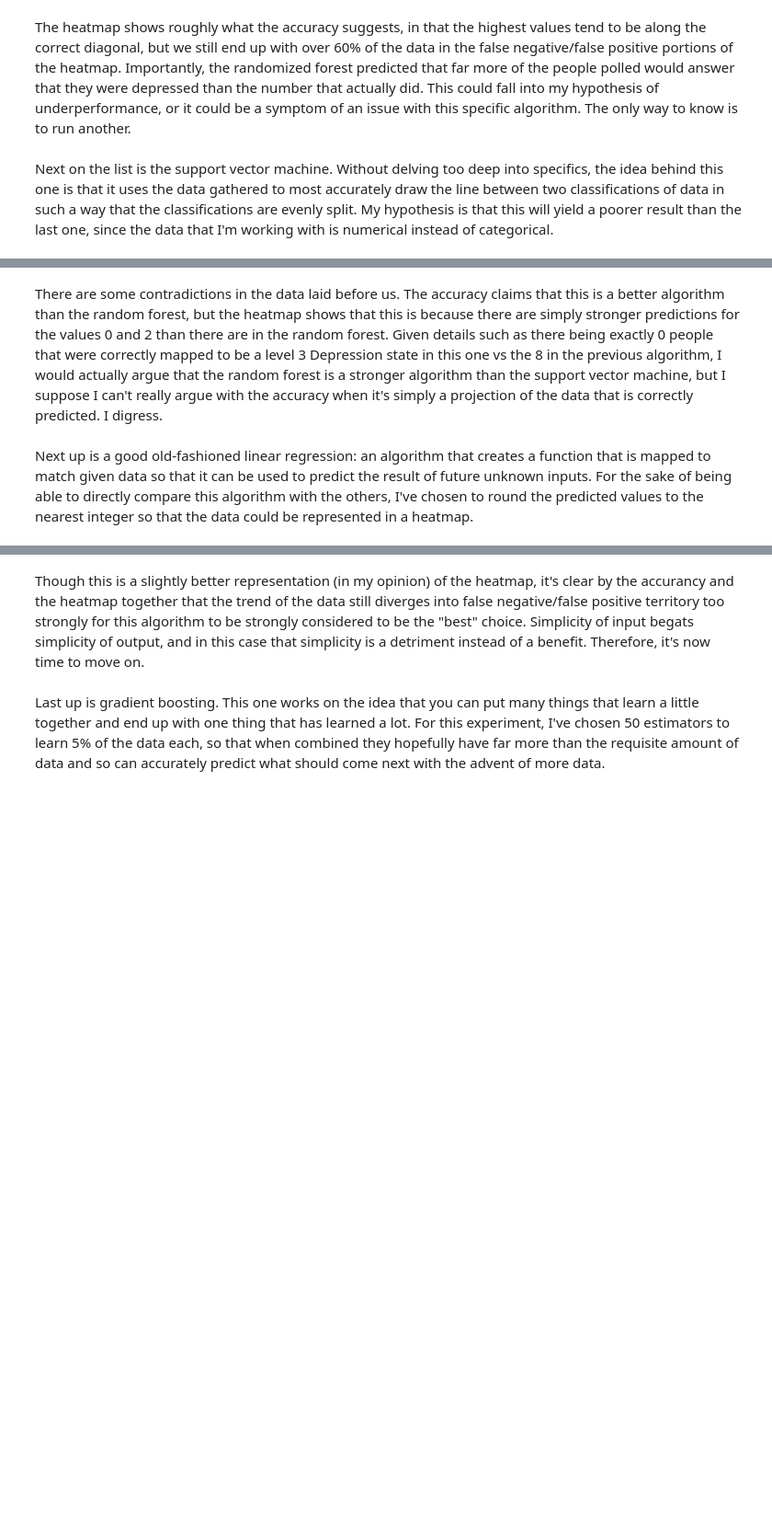
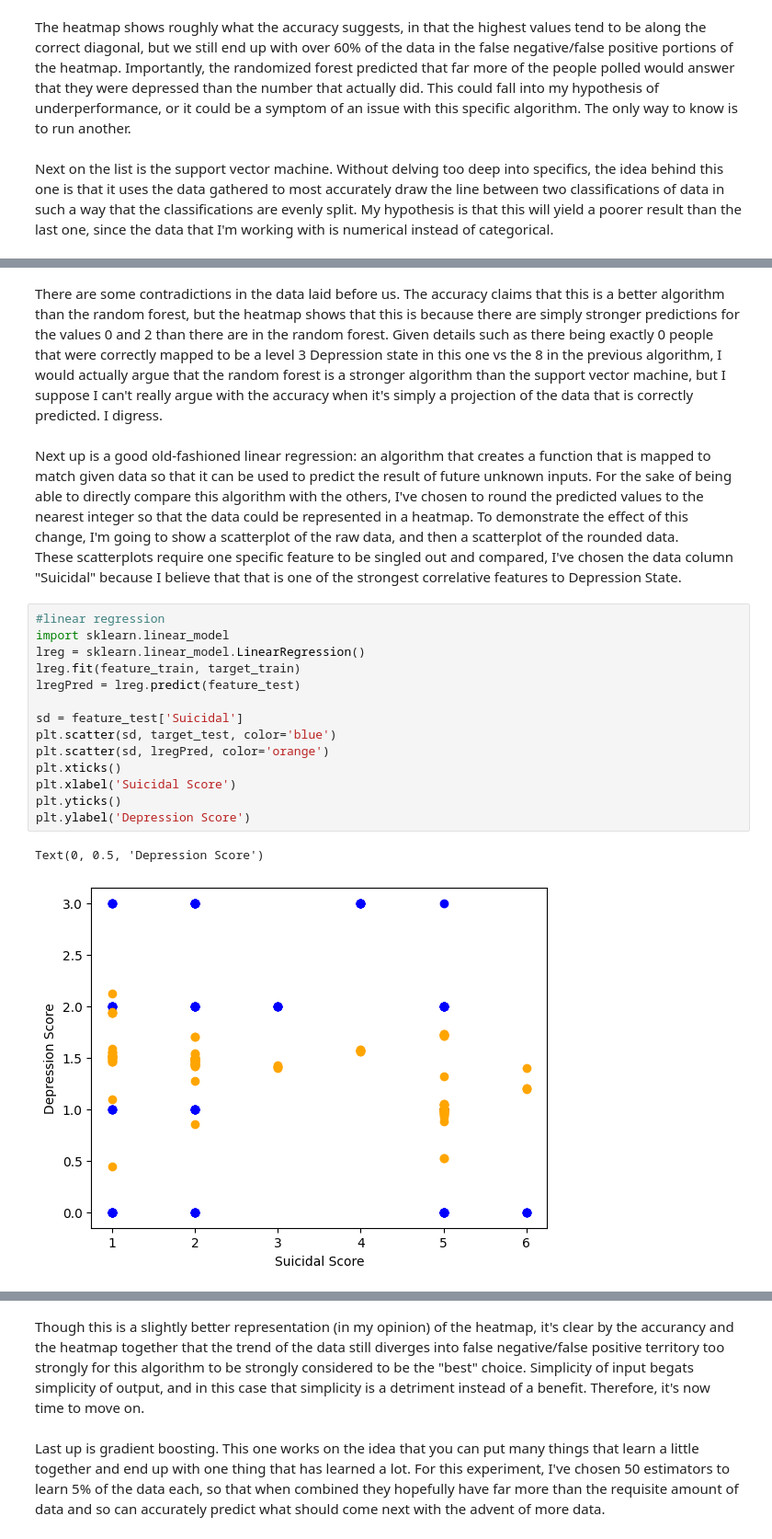
Before and after one commit to COSC5557/ml-algorithm-selection-arrangedcupid0, a Jupyter notebook: ml-optimizer.ipynb, the cells around one changed output, grey strips where cells are left out. Shown at 92% size. Drawn from its saved outputs; the diff is of its cells as text; blank space fills up the shorter version.

```diff
--- a/ml-optimizer.ipynb
+++ b/ml-optimizer.ipynb
@@ -88,4 +88,22 @@ Accuracy(%): 40.74074074074074
 # %% [markdown]
 There are some contradictions in the data laid before us. The accuracy claims that this is a better algorithm than the random forest, but the heatmap shows that this is because there are simply stronger predictions for the values 0 and 2 than there are in the random forest. Given details such as there being exactly 0 people that were correctly mapped to be a level 3 Depression state in this one vs the 8 in the previous algorithm, I would actually argue that the random forest is a stronger algorithm than the support vector machine, but I suppose I can't really argue with the accuracy when it's simply a projection of the data that is correctly predicted. I digress.\
 \
-Next up is a good old-fashioned linear regression: an algorithm that creates a function that is mapped to match given data so that it can be used to predict the result of future unknown inputs. For the sake of being able to directly compare this algorithm with the others, I've chosen to round the predicted values to the nearest integer so that the data could be represented in a heatmap.
+Next up is a good old-fashioned linear regression: an algorithm that creates a function that is mapped to match given data so that it can be used to predict the result of future unknown inputs. For the sake of being able to directly compare this algorithm with the others, I've chosen to round the predicted values to the nearest integer so that the data could be represented in a heatmap. To demonstrate the effect of this change, I'm going to show a scatterplot of the raw data, and then a scatterplot of the rounded data.\
+These scatterplots require one specific feature to be singled out and compared, I've chosen the data column "Suicidal" because I believe that that is one of the strongest correlative features to Depression State.
+# %%
+#linear regression
+import sklearn.linear_model
+lreg = sklearn.linear_model.LinearRegression()
+lreg.fit(feature_train, target_train)
+lregPred = lreg.predict(feature_test)
+
+sd = feature_test['Suicidal']
+plt.scatter(sd, target_test, color='blue')
+plt.scatter(sd, lregPred, color='orange')
+plt.xticks()
+plt.xlabel('Suicidal Score')
+plt.yticks()
+plt.ylabel('Depression Score')
+# %% [output]
+Text(0, 0.5, 'Depression Score')
+[figure, added]
```
Also changed, not shown: parts of 10 cells of this notebook.
